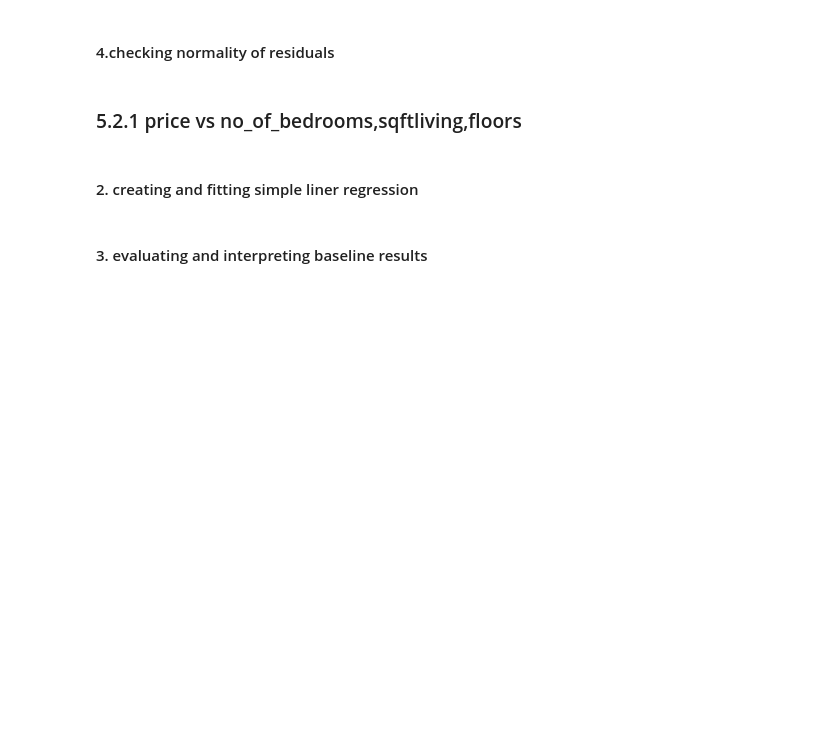
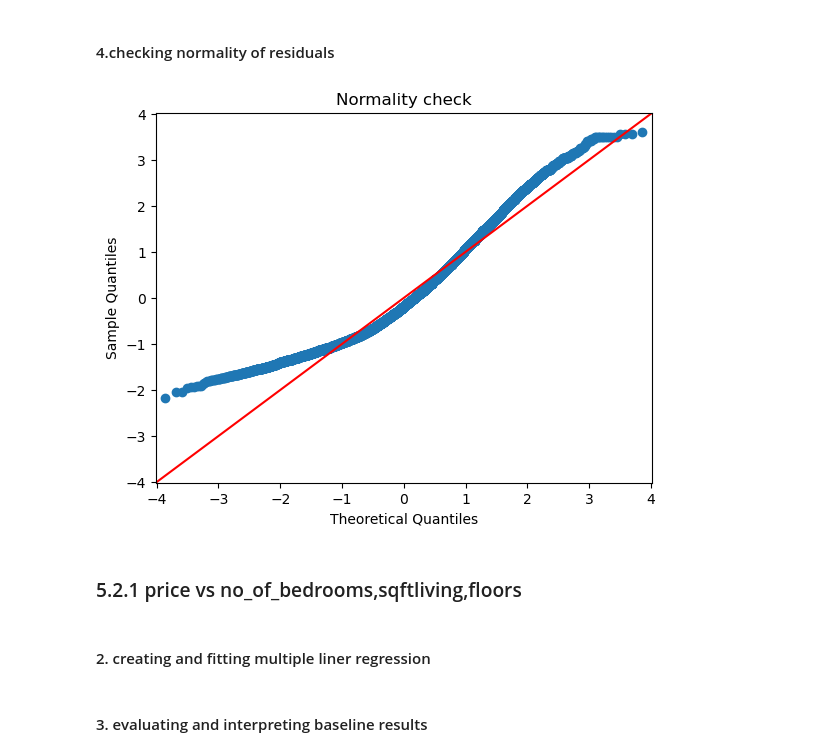
Before and after one commit to Kamaukaguru/Phase2-project-Grp6, a Jupyter notebook: student.ipynb, the cells around one changed output. Saved outputs shown, nothing was run; the diff lists cells and outputs as text; code cells hidden in the pictures; blank space fills up the shorter version.

```diff
--- a/student.ipynb
+++ b/student.ipynb
@@ -1173,6 +1187,13 @@ less than our alpha
 7.The model has a relatively low F-statistic of 4455.0  as compared to F-statistic of 9091.0 and this is a weak indicator that the number of floors and sqft_living jointly have a statistically significant relationship with the,price of a house ,that is the dependent variable
 # %% [markdown]
 #### 4.checking normality of residuals
+# %%
+residuals = baseline_results.resid
+fig = sm.graphics.qqplot(residuals, dist=stats.norm, line='45', fit=True)
+plt.title("Normality check")
+plt.show()
+# %% [output]
+[figure, added]
 # %% [markdown]
 ### 5.2.1  price vs no_of_bedrooms,sqftliving,floors
 # %%
@@ -1184,7 +1205,7 @@ df_cleaned['log_price'] = np.log(df_cleaned['price'])
 
 X_4= df_cleaned[['sqft_living', 'bedrooms','floors']]
 # %% [markdown]
-#### 2. creating and fitting simple liner regression
+#### 2. creating and fitting multiple liner regression
 # %%
 # create model intercept
 predictors_int = sm.add_constant(X_4)
```
Also changed, not shown: parts of 24 cells of this notebook.
